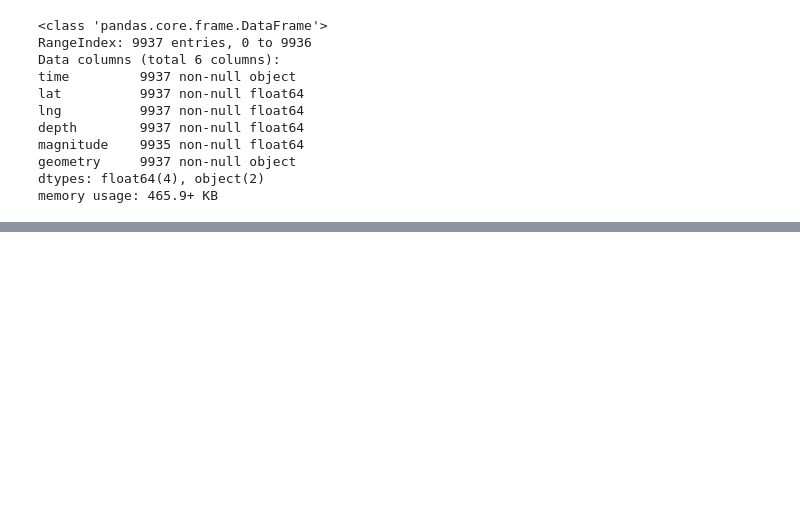
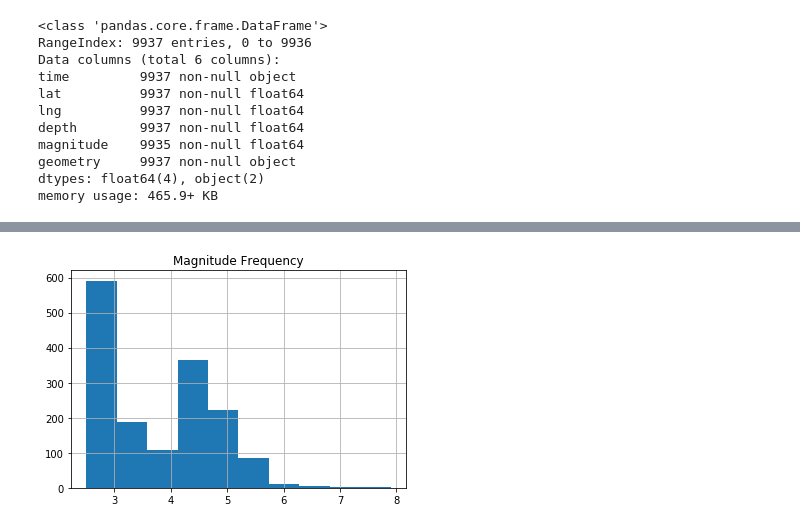
Before and after one commit to rsabram/wiki_earthquake_analysis, a Jupyter notebook: dq3.ipynb, the cells around one changed output, grey strips where cells are left out. Saved outputs shown, nothing was run; the diff lists cells and outputs as text; code cells hidden in the pictures; blank space fills up the shorter version.

Commit message:
world maps

```diff
--- a/dq3.ipynb
+++ b/dq3.ipynb
@@ -278,0 +258,2 @@ Name: NAME, dtype: int64
+# %%
+world = pd.read_csv('/Users/rabram/Desktop/NSS/data-question-3-earthquakes-high-voltage-1/data/query (1).csv')
@@ -278,0 +284,5 @@ Name: NAME, dtype: int64
+# %%
+world.hist('mag')
+plt.title('Magnitude Frequency');
+# %% [output]
+[figure, added]
```
Also changed, not shown: parts of 24 cells of this notebook.
